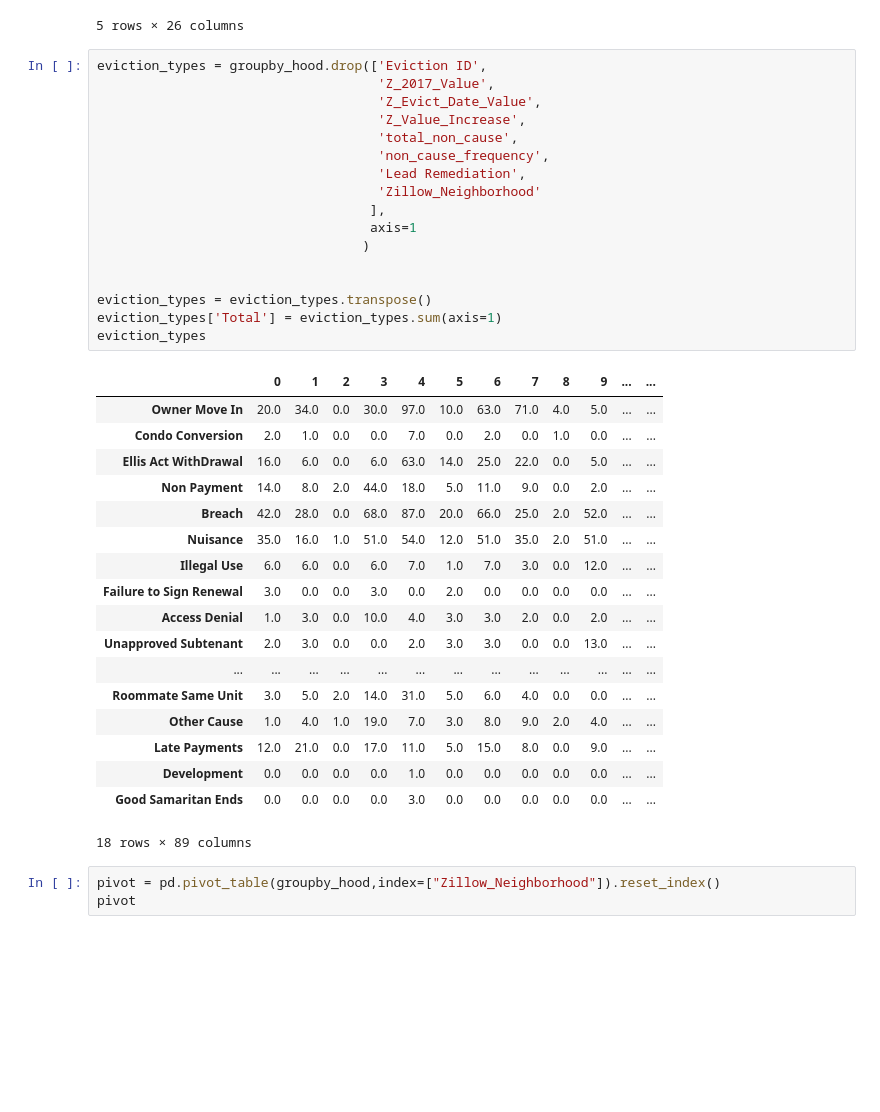
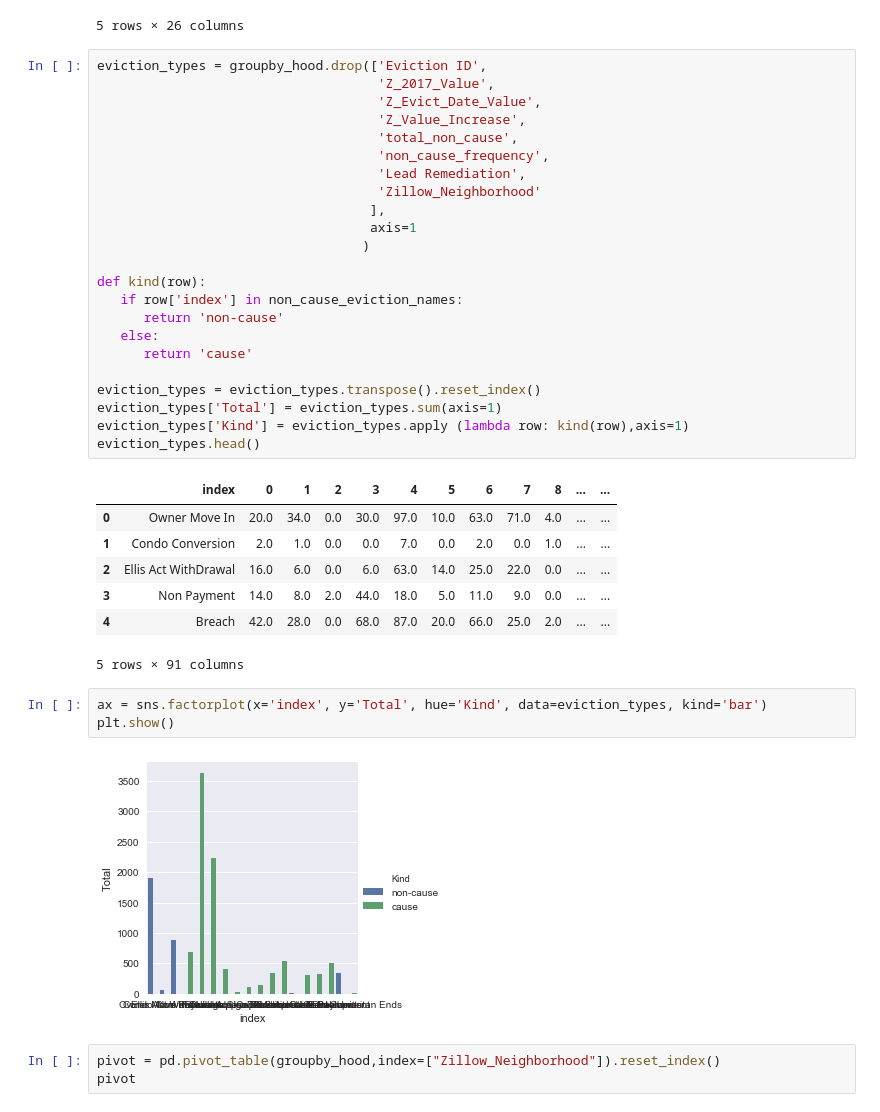
Before and after one commit to Jkremr/evictions-home-values, a Jupyter notebook: evictions-home-values.ipynb, the cells around one changed output. Drawn from its saved outputs; the diff is of its cells as text; blank space fills up the shorter version.

Commit message:
Adding factorplot showing total number of evicitons by type and kind

```diff
--- a/evictions-home-values.ipynb
+++ b/evictions-home-values.ipynb
@@ -267,39 +267,39 @@ groupby_hood.head()
 # %%
 eviction_types = groupby_hood.drop(['Eviction ID',
                                     'Z_2017_Value',
                                     'Z_Evict_Date_Value',
                                     'Z_Value_Increase',
                                     'total_non_cause',
                                     'non_cause_frequency',
                                     'Lead Remediation',
                                     'Zillow_Neighborhood'
                                    ],
                                    axis=1
                                   )
 
+def kind(row):
+   if row['index'] in non_cause_eviction_names:
+      return 'non-cause'
+   else:
+      return 'cause'
 
-eviction_types = eviction_types.transpose()
+eviction_types = eviction_types.transpose().reset_index()
 eviction_types['Total'] = eviction_types.sum(axis=1)
-eviction_types
+eviction_types['Kind'] = eviction_types.apply (lambda row: kind(row),axis=1)
+eviction_types.head()
 # %% [output]
-|  | 0 | 1 | 2 | 3 | 4 | 5 | 6 | 7 | 8 | 9 | ... | ... |
-| Owner Move In | 20.0 | 34.0 | 0.0 | 30.0 | 97.0 | 10.0 | 63.0 | 71.0 | 4.0 | 5.0 | ... | ... |
-| Condo Conversion | 2.0 | 1.0 | 0.0 | 0.0 | 7.0 | 0.0 | 2.0 | 0.0 | 1.0 | 0.0 | ... | ... |
-| Ellis Act WithDrawal | 16.0 | 6.0 | 0.0 | 6.0 | 63.0 | 14.0 | 25.0 | 22.0 | 0.0 | 5.0 | ... | ... |
-| Non Payment | 14.0 | 8.0 | 2.0 | 44.0 | 18.0 | 5.0 | 11.0 | 9.0 | 0.0 | 2.0 | ... | ... |
-| Breach | 42.0 | 28.0 | 0.0 | 68.0 | 87.0 | 20.0 | 66.0 | 25.0 | 2.0 | 52.0 | ... | ... |
-| Nuisance | 35.0 | 16.0 | 1.0 | 51.0 | 54.0 | 12.0 | 51.0 | 35.0 | 2.0 | 51.0 | ... | ... |
-| Illegal Use | 6.0 | 6.0 | 0.0 | 6.0 | 7.0 | 1.0 | 7.0 | 3.0 | 0.0 | 12.0 | ... | ... |
-| Failure to Sign Renewal | 3.0 | 0.0 | 0.0 | 3.0 | 0.0 | 2.0 | 0.0 | 0.0 | 0.0 | 0.0 | ... | ... |
-| Access Denial | 1.0 | 3.0 | 0.0 | 10.0 | 4.0 | 3.0 | 3.0 | 2.0 | 0.0 | 2.0 | ... | ... |
-| Unapproved Subtenant | 2.0 | 3.0 | 0.0 | 0.0 | 2.0 | 3.0 | 3.0 | 0.0 | 0.0 | 13.0 | ... | ... |
-| ... | ... | ... | ... | ... | ... | ... | ... | ... | ... | ... | ... | ... |
-| Roommate Same Unit | 3.0 | 5.0 | 2.0 | 14.0 | 31.0 | 5.0 | 6.0 | 4.0 | 0.0 | 0.0 | ... | ... |
-| Other Cause | 1.0 | 4.0 | 1.0 | 19.0 | 7.0 | 3.0 | 8.0 | 9.0 | 2.0 | 4.0 | ... | ... |
-| Late Payments | 12.0 | 21.0 | 0.0 | 17.0 | 11.0 | 5.0 | 15.0 | 8.0 | 0.0 | 9.0 | ... | ... |
-| Development | 0.0 | 0.0 | 0.0 | 0.0 | 1.0 | 0.0 | 0.0 | 0.0 | 0.0 | 0.0 | ... | ... |
-| Good Samaritan Ends | 0.0 | 0.0 | 0.0 | 0.0 | 3.0 | 0.0 | 0.0 | 0.0 | 0.0 | 0.0 | ... | ... |
+|  | index | 0 | 1 | 2 | 3 | 4 | 5 | 6 | 7 | 8 | ... | ... |
+| 0 | Owner Move In | 20.0 | 34.0 | 0.0 | 30.0 | 97.0 | 10.0 | 63.0 | 71.0 | 4.0 | ... | ... |
+| 1 | Condo Conversion | 2.0 | 1.0 | 0.0 | 0.0 | 7.0 | 0.0 | 2.0 | 0.0 | 1.0 | ... | ... |
+| 2 | Ellis Act WithDrawal | 16.0 | 6.0 | 0.0 | 6.0 | 63.0 | 14.0 | 25.0 | 22.0 | 0.0 | ... | ... |
+| 3 | Non Payment | 14.0 | 8.0 | 2.0 | 44.0 | 18.0 | 5.0 | 11.0 | 9.0 | 0.0 | ... | ... |
+| 4 | Breach | 42.0 | 28.0 | 0.0 | 68.0 | 87.0 | 20.0 | 66.0 | 25.0 | 2.0 | ... | ... |
-18 rows × 89 columns
+5 rows × 91 columns
+# %%
+ax = sns.factorplot(x='index', y='Total', hue='Kind', data=eviction_types, kind='bar')
+plt.show()
+# %% [output]
+[figure, added]
 # %%
 pivot = pd.pivot_table(groupby_hood,index=["Zillow_Neighborhood"]).reset_index()
 pivot
```
